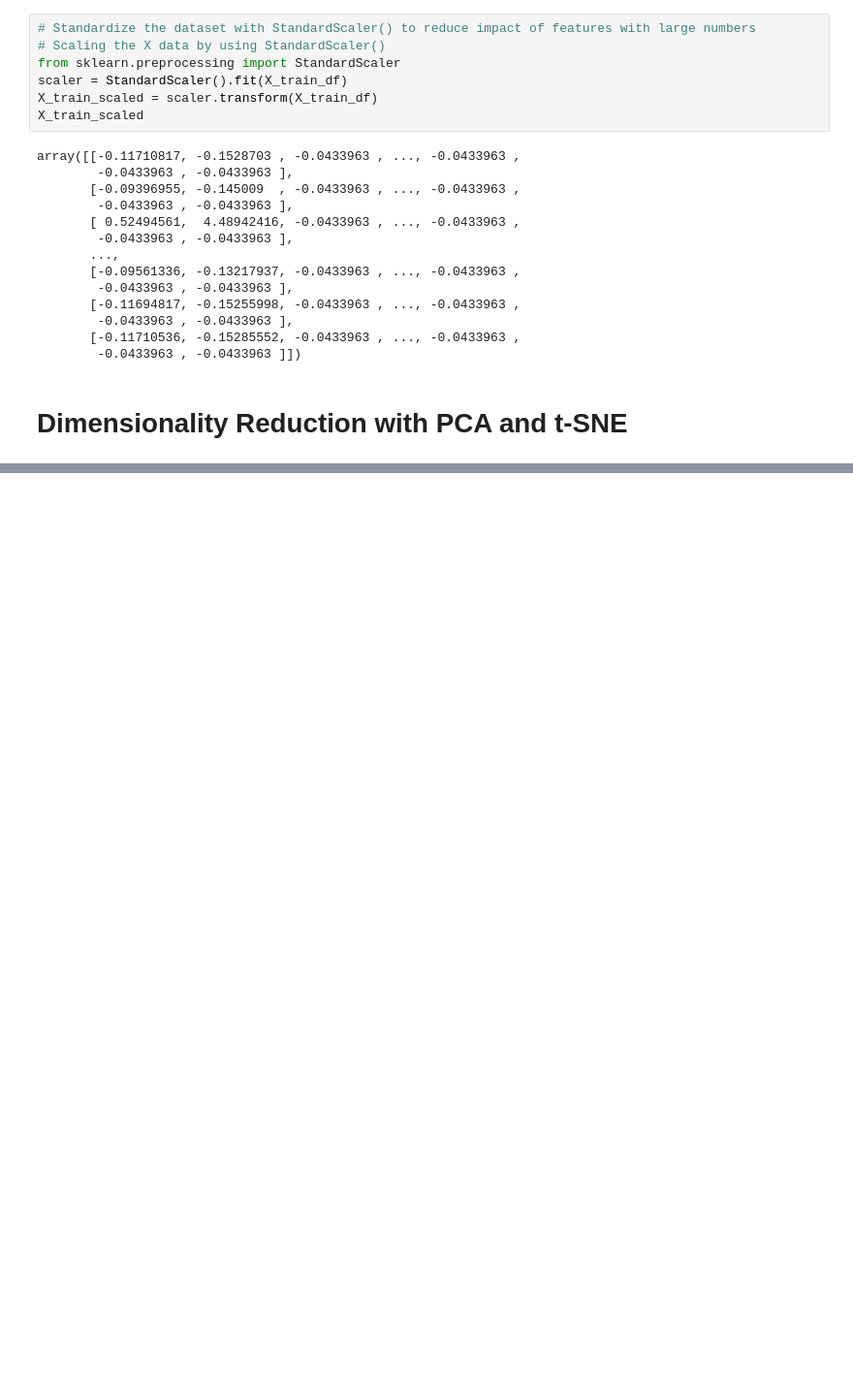
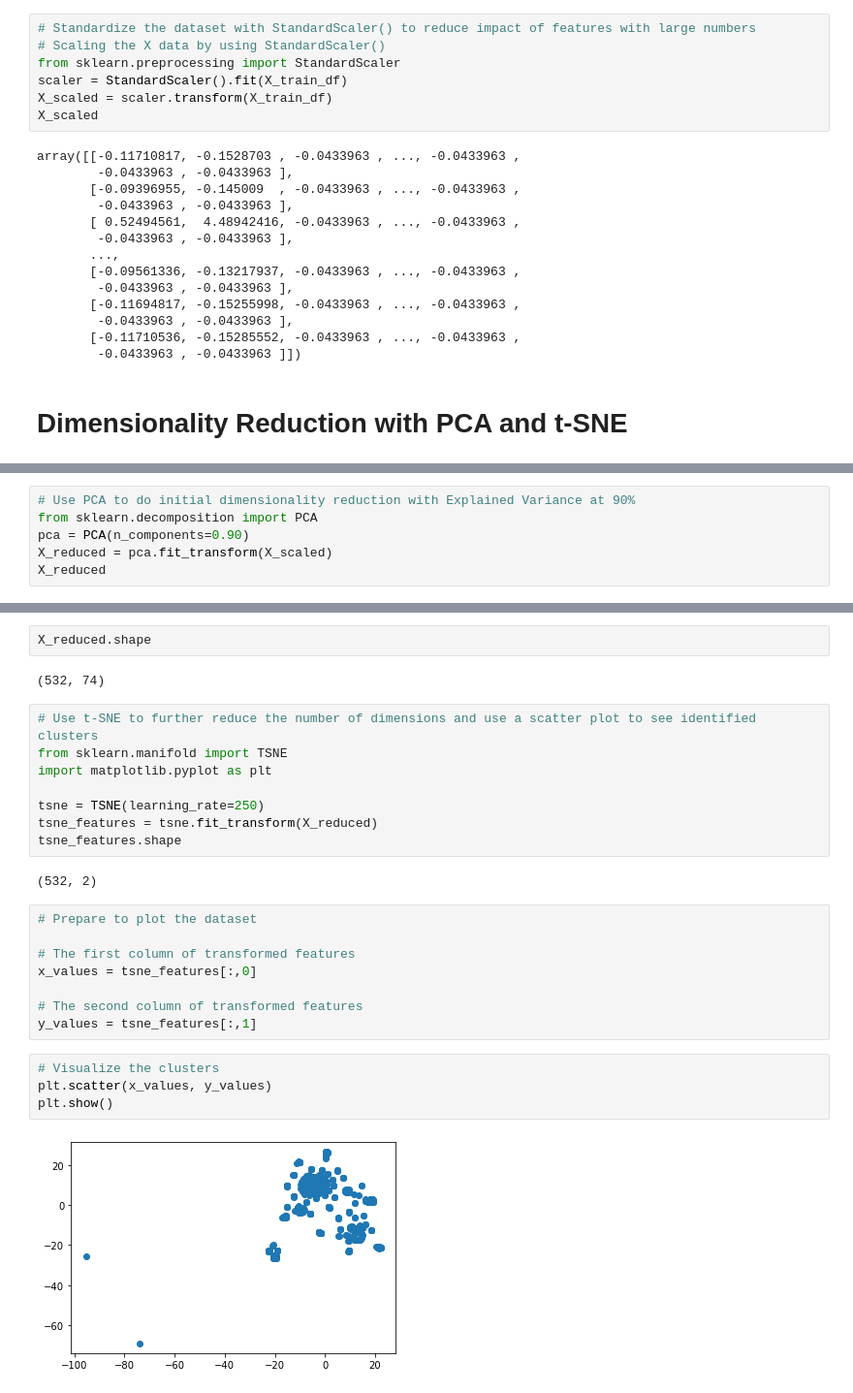
Before and after one commit to githotirado/cryptocurrency-clusters, a Jupyter notebook: Cryptocurrency Clustering.ipynb, the cells around one changed output, grey strips where cells are left out. Shown at 97% size. Drawn from its saved outputs; the diff is of its cells as text; blank space fills up the shorter version.

Commit message:
Run through PCA and t-SNE dimension reduction

```diff
--- a/Cryptocurrency Clustering.ipynb
+++ b/Cryptocurrency Clustering.ipynb
@@ -113,8 +113,8 @@ Index(['TotalCoinsMined', 'TotalCoinSupply',
 # Scaling the X data by using StandardScaler()
 from sklearn.preprocessing import StandardScaler
 scaler = StandardScaler().fit(X_train_df)
-X_train_scaled = scaler.transform(X_train_df)
-X_train_scaled
+X_scaled = scaler.transform(X_train_df)
+X_scaled
 # %% [output]
 array([[-0.11710817, -0.1528703 , -0.0433963 , ..., -0.0433963 ,
         -0.0433963 , -0.0433963 ],
@@ -135,0 +134,6 @@ array([[-0.11710817, -0.1528703 , -0.0433963 , ..., -0.0433963 ,
+# %%
+# Use PCA to do initial dimensionality reduction with Explained Variance at 90%
+from sklearn.decomposition import PCA
+pca = PCA(n_components=0.90)
+X_reduced = pca.fit_transform(X_scaled)
+X_reduced
@@ -135,0 +154,28 @@ array([[-0.11710817, -0.1528703 , -0.0433963 , ..., -0.0433963 ,
+# %%
+X_reduced.shape
+# %% [output]
+(532, 74)
+# %%
+# Use t-SNE to further reduce the number of dimensions and use a scatter plot to see identified clusters
+from sklearn.manifold import TSNE
+import matplotlib.pyplot as plt
+
+tsne = TSNE(learning_rate=250)
+tsne_features = tsne.fit_transform(X_reduced)
+tsne_features.shape
+# %% [output]
+(532, 2)
+# %%
+# Prepare to plot the dataset
+
+# The first column of transformed features
+x_values = tsne_features[:,0]
+
+# The second column of transformed features
+y_values = tsne_features[:,1]
+# %%
+# Visualize the clusters
+plt.scatter(x_values, y_values)
+plt.show()
+# %% [output]
+[figure, added]
```
Also changed, not shown: parts of 16 cells of this notebook, 1 other file.
